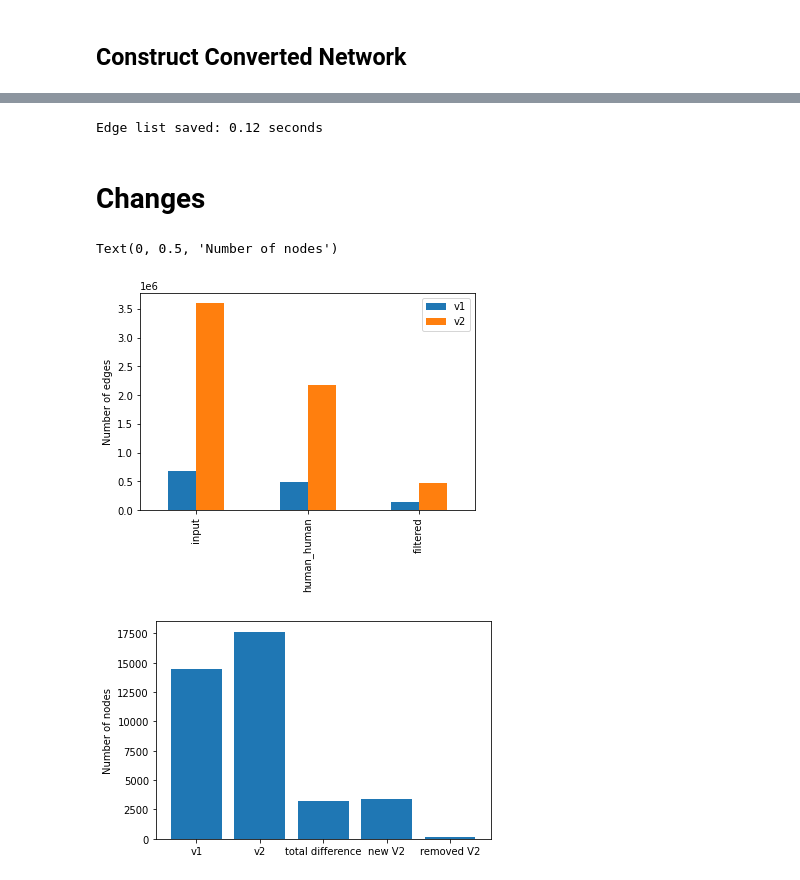
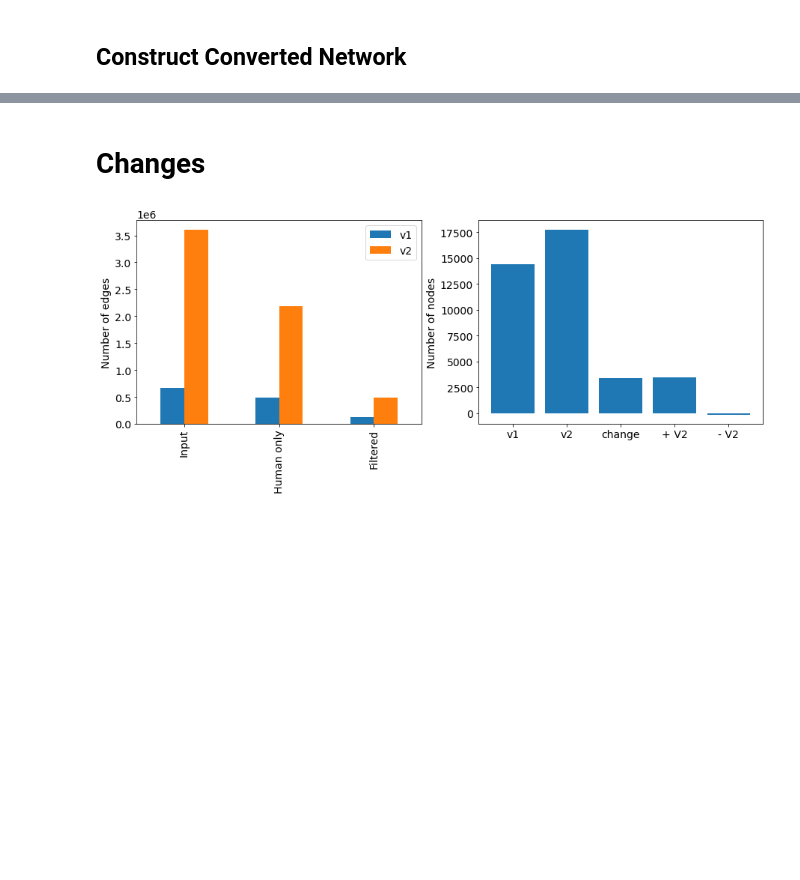
Before and after one commit to sarah-n-wright/Network_Evaluation_Tools, a Jupyter notebook: Network Processing Notebooks/iRefIndex Processing.ipynb, the cells around one changed output, grey strips where cells are left out. Drawn from its saved outputs; the diff is of its cells as text; code cells hidden in the pictures; blank space fills up the shorter version.

Commit message:
Updated variables, gene conversion and plotting for iRefIndex

```diff
--- a/Network Processing Notebooks/iRefIndex Processing.ipynb
+++ b/Network Processing Notebooks/iRefIndex Processing.ipynb
@@ -82,0 +217,2 @@ Batch query complete: 22.14 seconds
+# %%
+match_list = pd.DataFrame.from_dict(match_list)
@@ -92,9 +231,9 @@ Query mapping table/dictionary construction complete: 24.07 seconds
 ## Construct Converted Network
 # %%
 # Format edge list by removing prefix indicators from all interactors
-query_edgelist_filt_fmt = [[gct.get_identifier_without_prefix(edge[0]),gct.get_identifier_without_prefix(edge[1])] for edge in query_edgelist_filt]
+edgelist_filt= [[gct.get_identifier_without_prefix(edge[0]),gct.get_identifier_without_prefix(edge[1])] for edge in edgelist_filt]
 # %%
 # Convert network edge list to symbol
-iRefIndex_edgelist_symbol = gct.convert_edgelist(query_edgelist_filt_fmt, query_to_symbol)
+edgelist_updated = gct.convert_edgelist(edgelist_filt, query_to_symbol)
 # %%
 # Filter converted edge list
@@ -108,0 +248,3 @@ Edge list filtered: 0.55 seconds
+# %%
+# Filter converted edge list
+edgelist_symbol_filt = gct.filter_converted_edgelist(edgelist_updated)
@@ -212,7 +263,2 @@ Edge list filtered: 0.12 seconds
-# %%
-# Save filtered, converted edge list to file
-gct.write_edgelist(iRefIndex_edgelist_symbol_filt_v1, wd+'Processed_Data/Network_SIFs_Symbol/iRefIndex_Symbol_2015.sif')
-# %% [output]
-Edge list saved: 0.12 seconds
 # %% [markdown]
 # Changes
@@ -227,10 +265,4 @@ nodes_v2 = set(iRefIndex_edgelist_symbol_filt["symbol_n1"].values).union(set(iRe
-# %%
-stats.plot.bar(ylabel="Number of edges")
-plt.figure()
-plt.bar(["v1", "v2", "total difference", "new V2", "removed V2"], [len(nodes_v1), len(nodes_v2), len(nodes_v2)-len(nodes_v1),
-                                                           len(nodes_v2.difference(nodes_v1)), len(nodes_v1.difference(nodes_v2))])
-plt.ylabel("Number of nodes")
-# %% [output]
-Text(0, 0.5, 'Number of nodes')
-[figure, removed]
-[figure, removed]
+# %%
+dit.plot_changes_to_dataset(input_raw, input_raw_v2, edgelist_symbol_filt, edgelist_symbol_filt_v2, input_human, input_human_v2)
+# %% [output]
+[figure, added]
```
Also changed, not shown: parts of 58 cells of this notebook.
